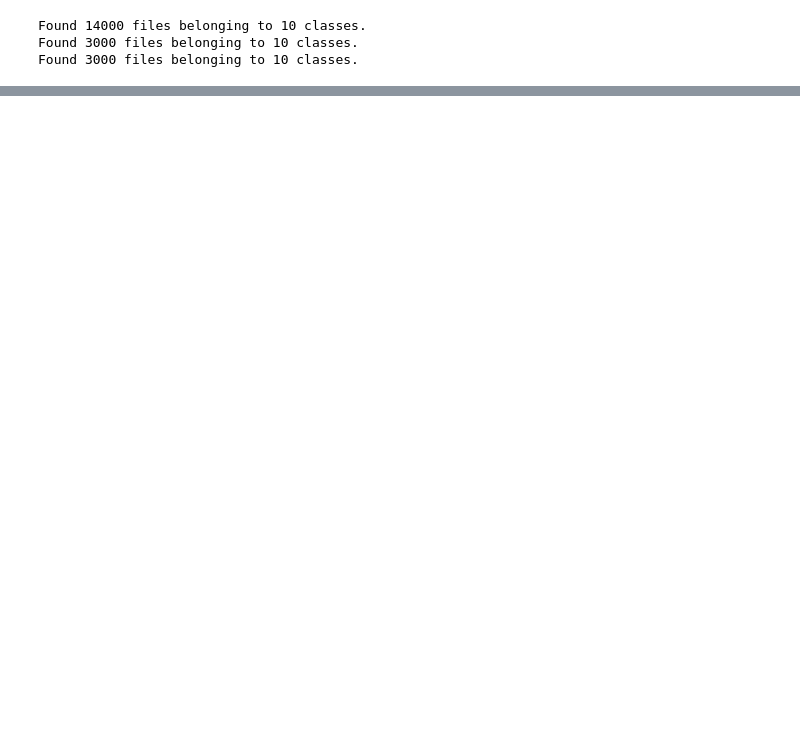
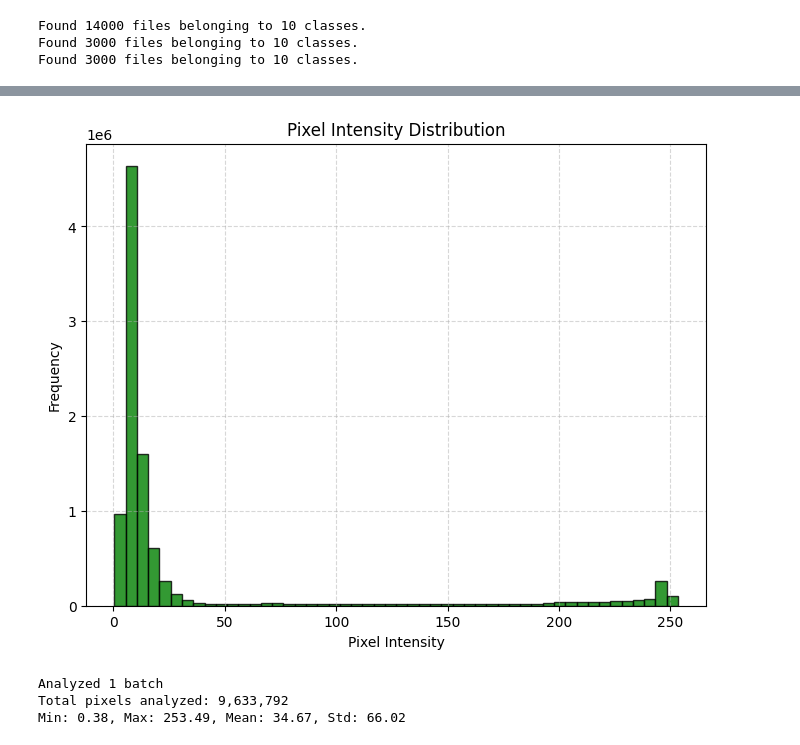
Before and after one commit to Hazem-Ahmed-Salem/DEPI-Graduation-Project, a Jupyter notebook: Hand_Gesture_Recognition.ipynb, the cells around one changed output, grey strips where cells are left out. Cells and saved outputs as stored; diff of their text form; code cells hidden in the pictures; blank space fills up the shorter version.

```diff
--- a/Hand_Gesture_Recognition.ipynb
+++ b/Hand_Gesture_Recognition.ipynb
@@ -63,0 +225,8 @@ Classes: ['01_palm', '02_l', '03_fist', '04_fist_moved', '05_thumb', '06_index',
+# %%
+# Histogram of test_ds
+plot_pixel_histogram(val_ds, bins=50, num_batches=1)
+# %% [output]
+[figure, added]
+Analyzed 1 batch
+Total pixels analyzed: 9,633,792
+Min: 0.38, Max: 253.49, Mean: 34.67, Std: 66.02
```
Also changed, not shown: parts of 20 cells of this notebook.
